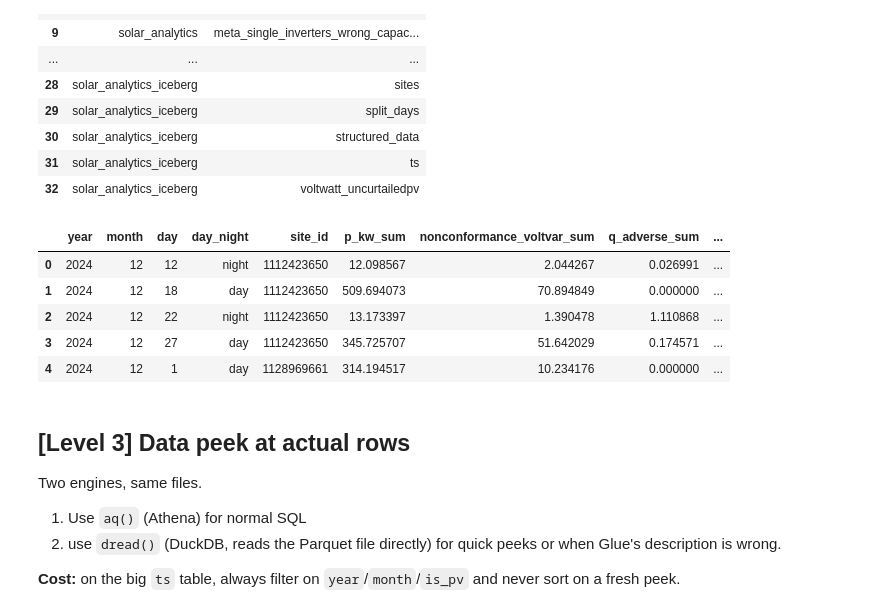
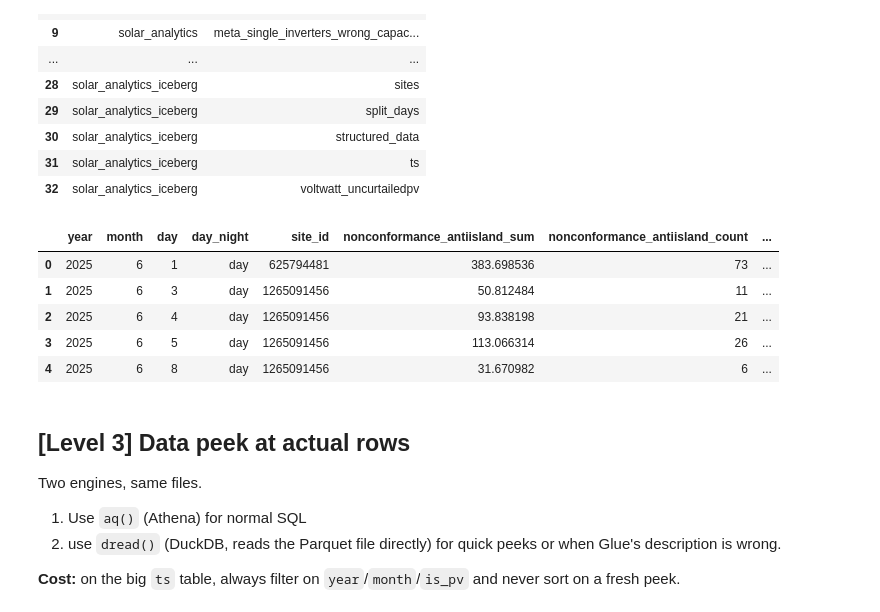
Before and after one commit to UNSW-CEEM/CICCADA, a Jupyter notebook: bms_sa_review/data_query/01_data_exploration.ipynb, the cells around one changed output. Saved outputs shown, nothing was run; the diff lists cells and outputs as text; code cells hidden in the pictures.

```diff
--- a/bms_sa_review/data_query/01_data_exploration.ipynb
+++ b/bms_sa_review/data_query/01_data_exploration.ipynb
@@ -104,17 +104,17 @@ all_tabs[['Database', 'Table']]
 # %%
 # The columns + types of any table.
 # Works for Iceberg tables too (where the # Glue column list is often blank).
 # Kind of 'data dictionary' lookup.
-table = "conformance_voltvar"
+table = "conformance_antiisland"
 database = "solar_analytics_iceberg"
 aq(f"SELECT * FROM {table} LIMIT 5", database=database)
 # %% [output]
-|  | year | month | day | day_night | site_id | p_kw_sum | nonconformance_voltvar_sum | q_adverse_sum | ... |
-| 0 | 2024 | 12 | 12 | night | 1112423650 | 12.098567 | 2.044267 | 0.026991 | ... |
-| 1 | 2024 | 12 | 18 | day | 1112423650 | 509.694073 | 70.894849 | 0.000000 | ... |
-| 2 | 2024 | 12 | 22 | night | 1112423650 | 13.173397 | 1.390478 | 1.110868 | ... |
-| 3 | 2024 | 12 | 27 | day | 1112423650 | 345.725707 | 51.642029 | 0.174571 | ... |
-| 4 | 2024 | 12 | 1 | day | 1128969661 | 314.194517 | 10.234176 | 0.000000 | ... |
+|  | year | month | day | day_night | site_id | nonconformance_antiisland_sum | nonconformance_antiisland_count | ... |
+| 0 | 2025 | 6 | 1 | day | 625794481 | 383.698536 | 73 | ... |
+| 1 | 2025 | 6 | 3 | day | 1265091456 | 50.812484 | 11 | ... |
+| 2 | 2025 | 6 | 4 | day | 1265091456 | 93.838198 | 21 | ... |
+| 3 | 2025 | 6 | 5 | day | 1265091456 | 113.066314 | 26 | ... |
+| 4 | 2025 | 6 | 8 | day | 1265091456 | 31.670982 | 6 | ... |
 # %% [markdown]
 ## [Level 3] Data peek at actual rows
 
```
Also changed, not shown: parts of 17 cells of this notebook, 2 other files.
